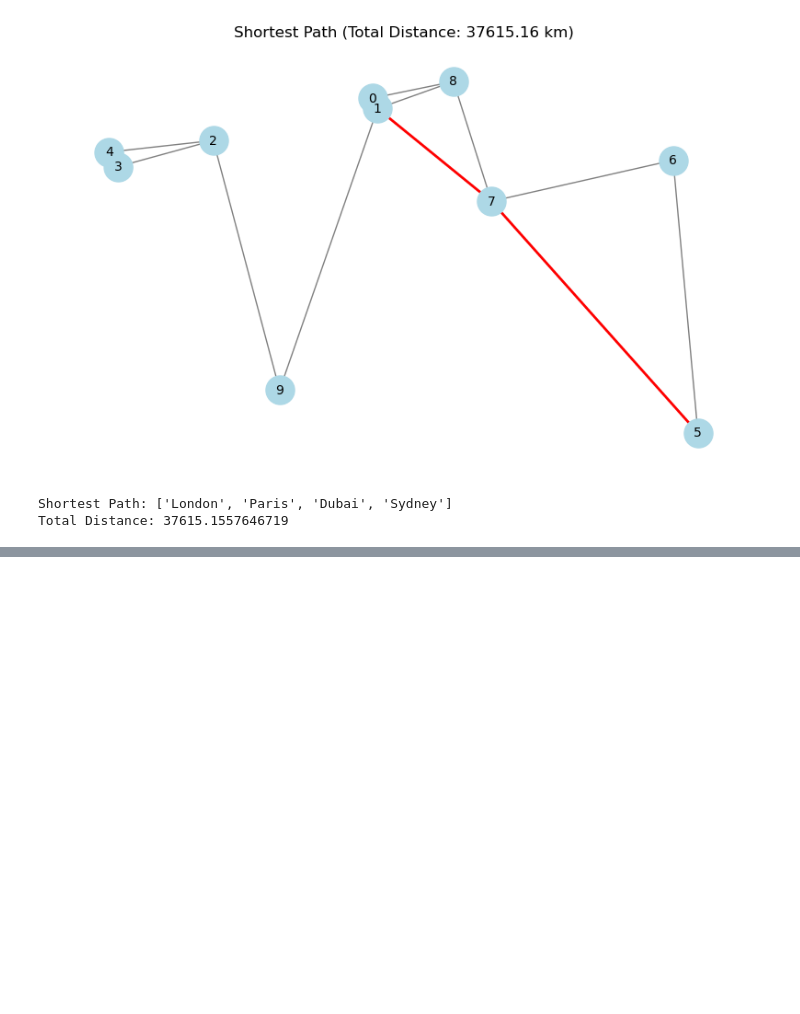
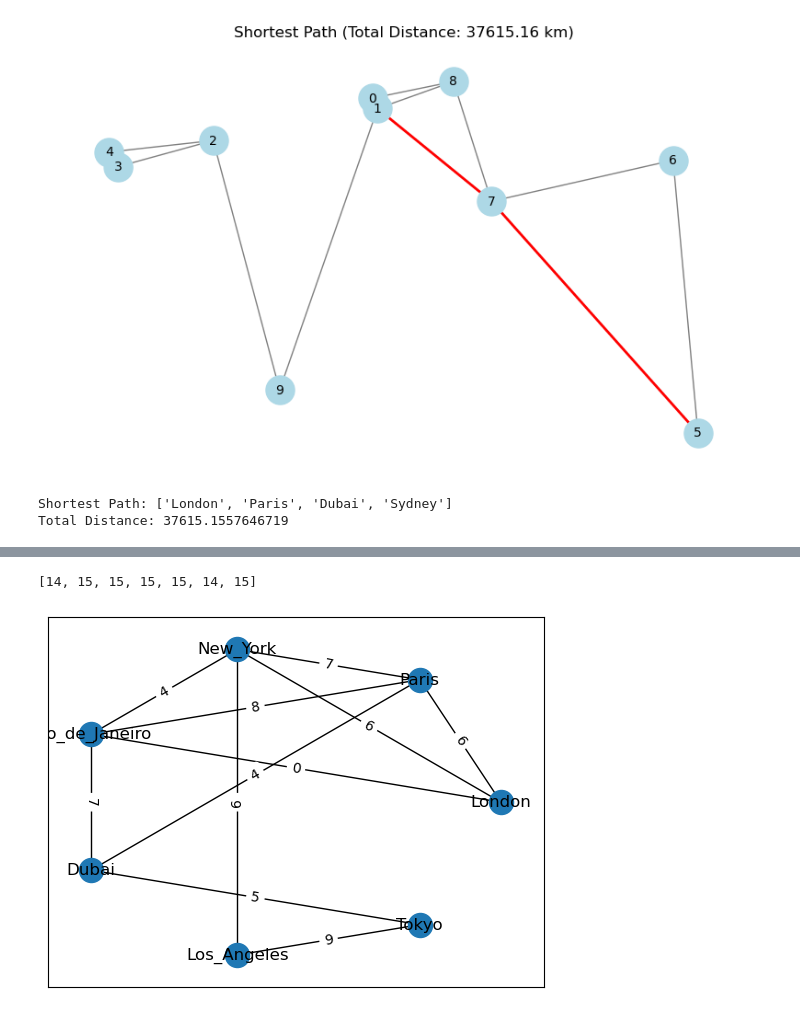
Before and after one commit to ejw-data/algo-optimum-path, a Jupyter notebook: basic_path.ipynb, the cells around one changed output, grey strips where cells are left out. Cells and saved outputs as stored; diff of their text form; code cells hidden in the pictures; blank space fills up the shorter version.

```diff
--- a/basic_path.ipynb
+++ b/basic_path.ipynb
@@ -305,0 +452,80 @@ Total distance: 15,642,000 km
+# %%
+# Using circular layout to see if it helps with interpretation
+# Also exploring more exhaustive method to find best options
+
+import networkx as nx
+import random
+import numpy as np
+
+random.seed(0)
+
+graph = {
+    'London': {'Paris': {'population': 2141000, 'lat': 48.8566, 'lon': 2.3522}, 'New_York': {'population': 8399000, 'lat': 40.7128, 'lon': -74.0060}, 'Rio_de_Janeiro': {'population': 6748000, 'lat': -22.9068, 'lon': -43.1729}},
+    'Paris': {'Dubai': {'population': 3330000, 'lat': 25.2048, 'lon': 55.2708}, 'Rio_de_Janeiro': {'population': 6748000, 'lat': -22.9068, 'lon': -43.1729}, 'London': {'population': 8982000, 'lat': 51.5074, 'lon': -0.1278}, 'New_York': {'population': 8399000, 'lat': 40.7128, 'lon': -74.0060}, 'Rio_de_Janeiro': {'population': 6748000, 'lat': -22.9068, 'lon': -43.1729}},
+    'New_York': {'Los_Angeles': {'population': 3990000, 'lat': 34.0522, 'lon': -118.2437}},
+    'Dubai': {'Rio_de_Janeiro': {'population': 6748000, 'lat': -22.9068, 'lon': -43.1729}, 'Tokyo': {'population': 13960000, 'lat': 35.6895, 'lon': 139.6917}},
+    'Rio_de_Janeiro': {'New_York': {'population': 8399000, 'lat': 40.7128, 'lon': -74.0060}},
+    'Tokyo': {'Dubai': {'population': 3330000, 'lat': 25.2048, 'lon': 55.2708}, 'Los_Angeles': {'population': 3990000, 'lat': 34.0522, 'lon': -118.2437}},
+    'Los_Angeles': {'New_York': {'population': 8399000, 'lat': 40.7128, 'lon': -74.0060}, 'Tokyo': {'population': 13960000, 'lat': 35.6895, 'lon': 139.6917}}
+}
+
+# Create network graph
+G = nx.Graph()
+
+# Add nodes and edges
+for source, destinations in graph.items():
+    G.add_node(source)
+    for destination, data in destinations.items():
+        G.add_node(destination)
+        G.add_edge(source, destination, weight=data['population'])
+
+#Computing random weights for this graph
+for (u, v) in G.edges():
+    G.edges[u,v]['weight'] = random.randint(0,10)
+
+#Plotting graphs and weights for reference
+labels = nx.get_edge_attributes(G,'weight')
+pos=nx.circular_layout(G)
+nx.draw_networkx(G,pos=pos, with_labels=True)
+nx.draw_networkx_edge_labels(G,pos=pos,edge_labels=labels)
+
+#Function to find all possible path of size n from node u
+def findPaths(G,u,n):
+    if n==0:
+        return [[u]]
+    paths = [[u]+path for neighbor in G.neighbors(u) for path in findPaths(G,neighbor,n-1) if u not in path]
+    return paths
+
+#Function to compute the sum of weights for each path in path_list
+def sum_weights_path(G,path_list):
+  sum_weights=[]
+  for i in range(len(path_list)):
+    temp=0
+    for j in range(len(path_list[i])-1):
+      temp+=G.edges[path_list[i][j],path_list[i][j+1]]['weight']
+    sum_weights.append(temp)
+  return sum_weights
+
+len_path=2
+N_nodes=G.number_of_nodes()
+paths_list=[[] for i in range(N_nodes)]
+weights_paths_list=[[] for i in range(N_nodes)]
+
+#Find max value and index of paths weights max value for each nodes
+for node,i in zip(G.nodes,range(N_nodes)):
+  temp=findPaths(G,node,len_path)
+  paths_list[i].append(temp)
+  weights_paths_list[i].append(sum_weights_path(G,temp))
+
+ind_max_val=[]
+max_val=[]
+#Compute overall max path weights across nodes and return index
+for i in range(N_nodes):
+  ind_max_val.append(np.argmax(weights_paths_list[i]))
+  max_val.append(np.amax(weights_paths_list[i]))
+
+
+print(max_val)
+# %% [output]
+[14, 15, 15, 15, 15, 14, 15]
+[figure, added]
```
Also changed, not shown: parts of 10 cells of this notebook.
